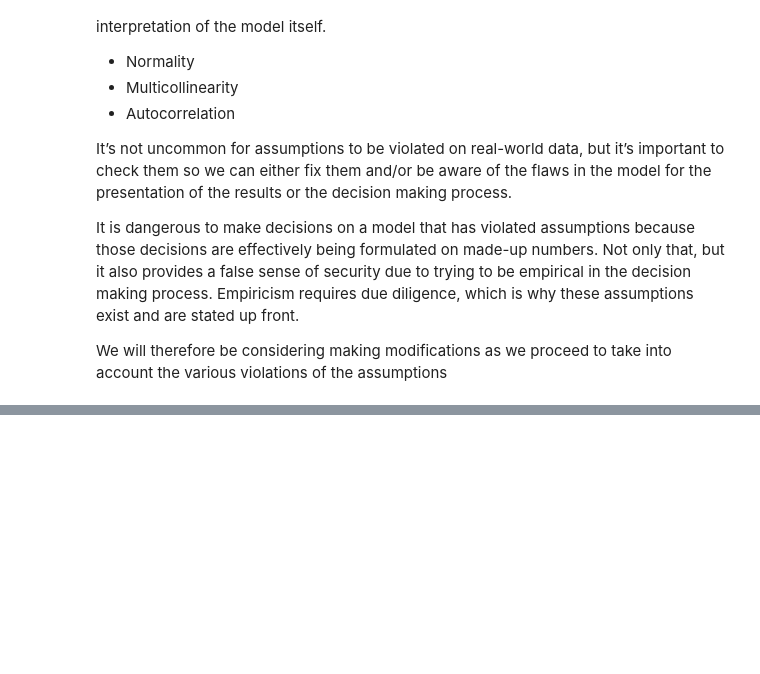
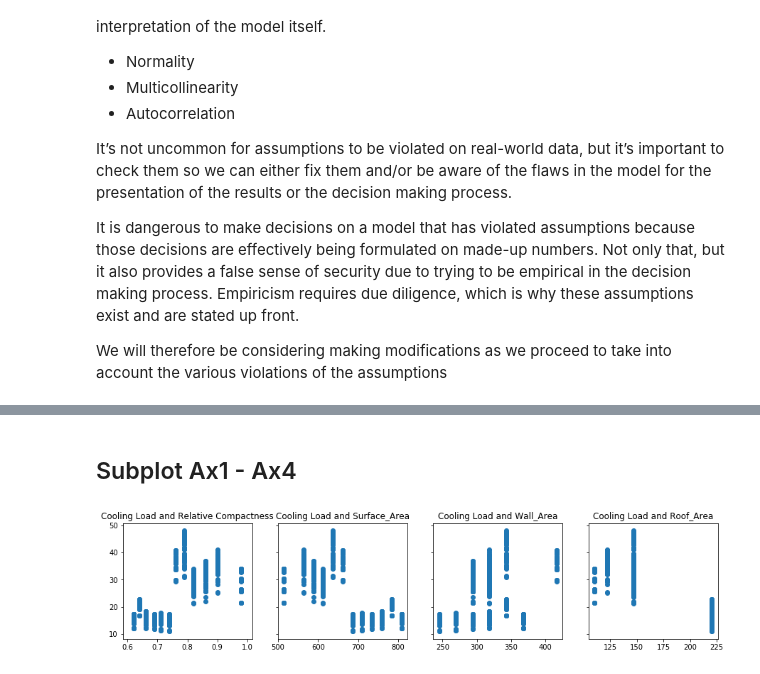
Before and after one commit to AbisoyeAbidakun/Energy-Data, a Jupyter notebook: Building Energy Efficiency - Machine Learning .ipynb, the cells around one changed output, grey strips where cells are left out. Saved outputs shown, nothing was run; the diff lists cells and outputs as text; code cells hidden in the pictures; blank space fills up the shorter version.

```diff
--- a/Building Energy Efficiency - Machine Learning .ipynb
+++ b/Building Energy Efficiency - Machine Learning .ipynb
@@ -767,0 +810,18 @@ We will therefore be considering making modifications as we proceed to take into
+# %% [markdown]
+## Subplot  Ax1 - Ax4
+# %%
+# Let's check the three scatters once again
+f, (ax1, ax2, ax3, ax4) = plt.subplots(1, 4, sharey=True, figsize =(15,3))
+ax1.scatter(data1['Relative_Compactness'],target1)
+ax1.set_title('Cooling Load and Relative Compactness')
+ax2.scatter(data1['Surface_Area'],target1)
+ax2.set_title('Cooling Load and Surface_Area')
+ax3.scatter(data1['Wall_Area'],target1)
+ax3.set_title('Cooling Load and Wall_Area')
+ax4.scatter(data1['Roof_Area'],target1)
+ax4.set_title('Cooling Load and Roof_Area')
+
+
+plt.show()
+# %% [output]
+[figure, added]
```
Also changed, not shown: parts of 44 cells of this notebook.
